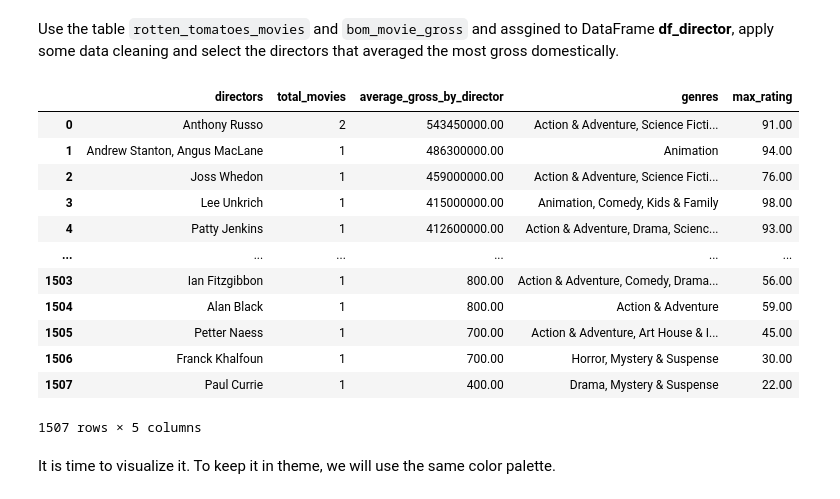
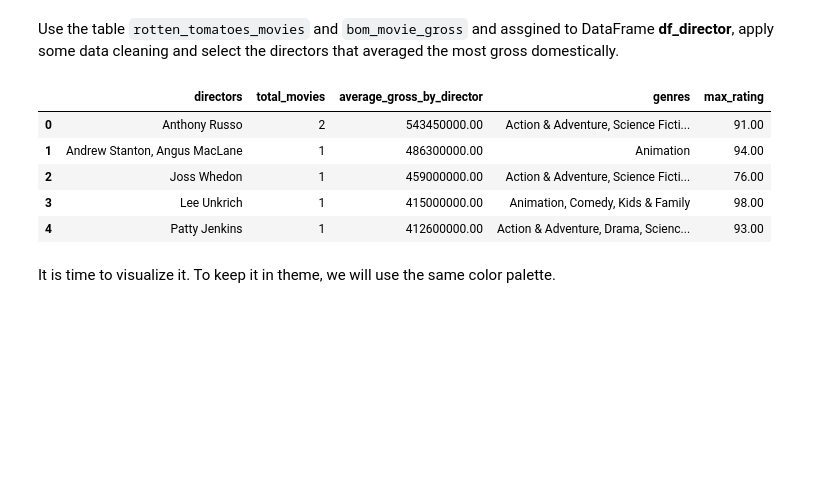
Before and after one commit to edgarbarr1/Microsoft-Insights, a Jupyter notebook: Microsoft Insights.ipynb, the cells around one changed output. Saved outputs shown, nothing was run; the diff lists cells and outputs as text; code cells hidden in the pictures; blank space fills up the shorter version.

```diff
--- a/Microsoft Insights.ipynb
+++ b/Microsoft Insights.ipynb
@@ -68,15 +91,18 @@ df
 # %% [markdown]
 Select the name of the `Production Company` and the ` Count of Movies` from the table `rotten_tomatoes_movies` and ordering in descending order to view which `Production Comapny` takes on the most movie projects.
 # %%
-cur.execute("""SELECT production_company, count(movie_title) AS sum_of_movies FROM rotten_tomatoes_movies
+cur.execute("""SELECT production_company, count(movie_title) AS sum_of_movies,
+               avg(domestic_gross) AS average_gross, avg(domestic_gross)/count(movie_title) AS per_movie_gross
+               FROM rotten_tomatoes_movies
                JOIN bom_movie_gross
                ON rotten_tomatoes_movies.movie_title = bom_movie_gross.title
                WHERE year >= 2010
                GROUP BY production_company
-               ORDER BY sum_of_movies DESC
-               LIMIT 5""")
+               HAVING COUNT(movie_title) >= 3
+               ORDER BY per_movie_gross DESC""")
 
 df = pd.DataFrame(cur.fetchall())
 df.columns = [x[0] for x in cur.description]
+pd.set_option('display.float_format', lambda x: '%.3f' % x)
 df.head()
 # %% [output]
@@ -153,32 +175,25 @@ Use the table `rotten_tomatoes_movies` and `bom_movie_gross` and assgined to Dat
 # %%
 cur.execute("""SELECT directors, count(directors) AS total_movies,
                avg(domestic_gross) AS average_gross_by_director, genres, max(tomatometer_rating) AS max_rating
                FROM rotten_tomatoes_movies
                JOIN bom_movie_gross
                ON rotten_tomatoes_movies.movie_title = bom_movie_gross.title
                WHERE year >= 2010
                GROUP BY directors
                ORDER BY average_gross_by_director DESC""")
 
 df_director = pd.DataFrame(cur.fetchall())
 df_director.columns = [x[0] for x in cur.description]
 
 df_director = df_director.dropna()
-df_director
+df_director.head()
 # %% [output]
 |  | directors | total_movies | average_gross_by_director | genres | max_rating |
 | 0 | Anthony Russo | 2 | 543450000.00 | Action & Adventure, Science Ficti... | 91.00 |
 | 1 | Andrew Stanton, Angus MacLane | 1 | 486300000.00 | Animation | 94.00 |
 | 2 | Joss Whedon | 1 | 459000000.00 | Action & Adventure, Science Ficti... | 76.00 |
 | 3 | Lee Unkrich | 1 | 415000000.00 | Animation, Comedy, Kids & Family | 98.00 |
 | 4 | Patty Jenkins | 1 | 412600000.00 | Action & Adventure, Drama, Scienc... | 93.00 |
-| ... | ... | ... | ... | ... | ... |
-| 1503 | Ian Fitzgibbon | 1 | 800.00 | Action & Adventure, Comedy, Drama... | 56.00 |
-| 1504 | Alan Black | 1 | 800.00 | Action & Adventure | 59.00 |
-| 1505 | Petter Naess | 1 | 700.00 | Action & Adventure, Art House & I... | 45.00 |
-| 1506 | Franck Khalfoun | 1 | 700.00 | Horror, Mystery & Suspense | 30.00 |
-| 1507 | Paul Currie | 1 | 400.00 | Drama, Mystery & Suspense | 22.00 |
-1507 rows × 5 columns
 # %% [markdown]
 It is time to visualize it. To keep it in theme, we will use the same color palette.
 # %%
```
Also changed, not shown: parts of 11 cells of this notebook, 13 other files.
